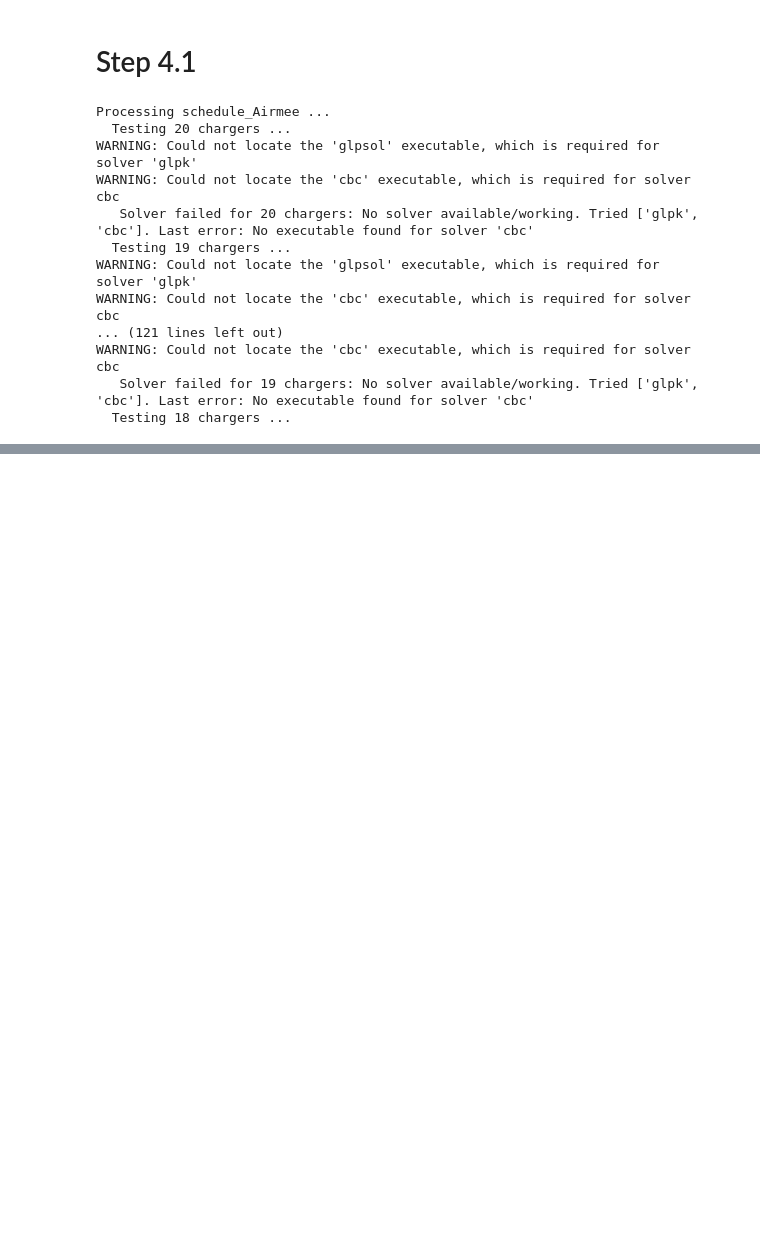
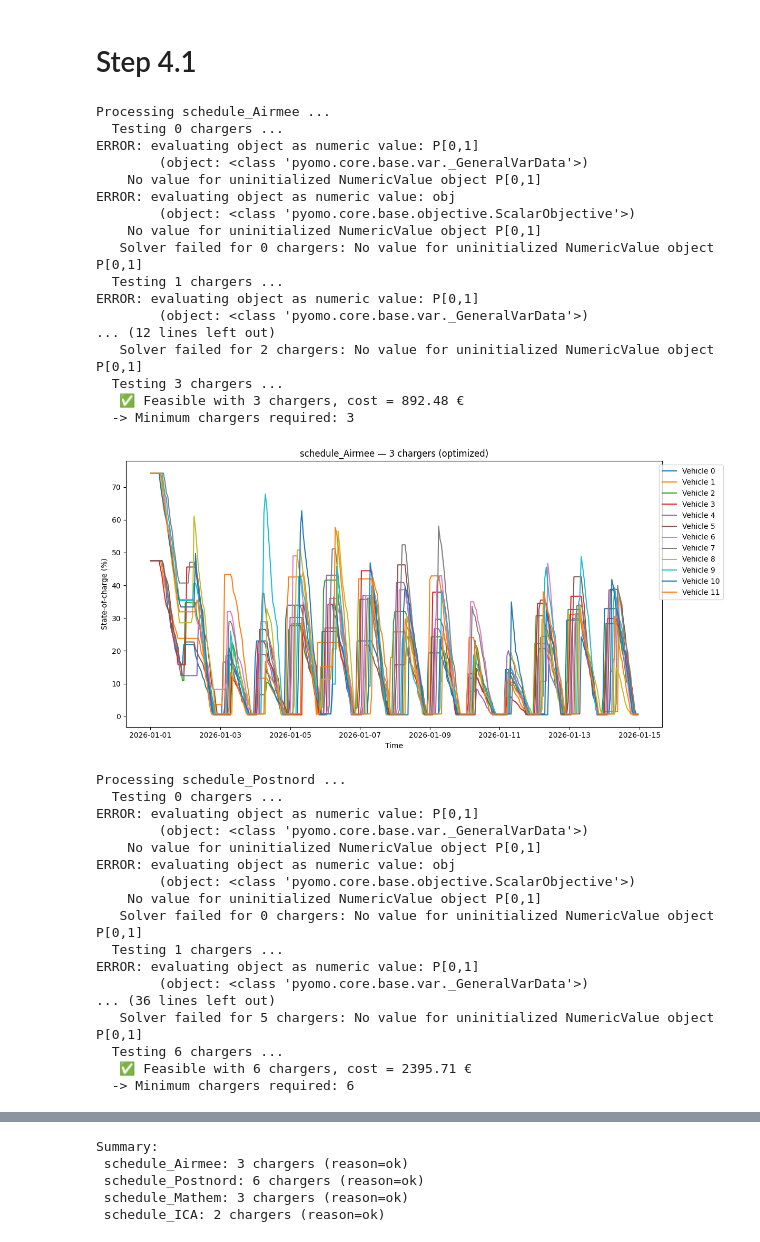
Before and after one commit to MatisGo/Network_optmisation, a Jupyter notebook: Project/Step 4_1.ipynb, the cells around one changed output, grey strips where cells are left out. Saved outputs shown, nothing was run; the diff lists cells and outputs as text; code cells hidden in the pictures; blank space fills up the shorter version.

```diff
--- a/Project/Step 4_1.ipynb
+++ b/Project/Step 4_1.ipynb
@@ -21,6 +21,8 @@ import matplotlib.pyplot as plt
 # -------------------------
 vehicle_charging_limits = {"Renault": 80.0, "Toyota": 100.0}   # kW inlet per vehicle type
 battery_capacities = {"Renault": 48.0, "Toyota": 75.0}        # kWh per vehicle type
+SOC_max_percentage = 0.99  # max state-of-charge fraction (to avoid overcharging)
+SOC_min_percentage = 0.01  # min state-of-charge fraction (to avoid deep discharge)
 
 # Charger capacity per physical charger (kW)
 FAST_AC_CAPACITY_KW = 12.0
@@ -177,6 +179,8 @@ def optimize_shop_energy_cost(file_path,
     model.price = Param(model.TIME, initialize=price_by_idx, within=Reals)
     model.n_chargers = Param(initialize=int(n_chargers))
     model.P_charger = Param(initialize=float(FAST_AC_CAPACITY_KW))
+    model.SOC_max_percentage = Param(initialize=SOC_max_percentage)
+    model.SOC_min_percentage = Param(initialize=SOC_min_percentage)
 
     # Variables: P[veh,time] (kW) and SOC[veh,time] (kWh)
     model.P = Var(model.VEH, model.TIME, domain=NonNegativeReals)
@@ -203,7 +207,7 @@ def optimize_shop_energy_cost(file_path,
     # For t == first index: SOC[v,1] = Cap_v - Edrive[v,1] + P[v,1]*dt[1]
     def soc_first_rule(m, v):
         t = 1
-        return m.SOC[v, t] == m.Cap[v] - m.Edrive[v, t] + m.P[v, t] * m.dt[t]
+        return m.SOC[v, t] == m.Cap[v] * m.SOC_max_percentage - m.Edrive[v, t] + m.P[v, t] * m.dt[t]
     model.soc_first_con = Constraint(model.VEH, rule=soc_first_rule)
 
     # For t > 1: SOC[v,t] = SOC[v,t-1] - Edrive[v,t] + P[v,t]*dt[t]
@@ -215,8 +219,14 @@ def optimize_shop_energy_cost(file_path,
 
     # 4) Battery limits: 0 <= SOC <= Cap
     def soc_ub_rule(m, v, t):
-        return m.SOC[v, t] <= m.Cap[v]
+        return m.SOC[v, t] <= m.Cap[v] * m.SOC_max_percentage
     model.soc_ub_con = Constraint(model.VEH, model.TIME, rule=soc_ub_rule)
+
+    def soc_lb_rule(m, v, t):
+        return m.SOC[v, t] >= m.Cap[v]*m.SOC_min_percentage
+    model.soc_lb_con = Constraint(model.VEH, model.TIME, rule=soc_lb_rule)
+
+
 
     # Lower bound of SOC already enforced by domain NonNegativeReals
 
@@ -283,7 +293,7 @@ def plot_soc_from_result(result, title=None, save_fig=False, out_path=None):
     for vid, series in soc.items():
         plt.plot(time, series, label=f"Vehicle {vid}")
     plt.xlabel("Time")
-    plt.ylabel("State-of-charge (kWh)")
+    plt.ylabel("State-of-charge (%)")
     if title is None:
         title = f"SOC over time — {result.get('n_chargers', '?')} chargers"
     plt.title(title)
@@ -304,7 +314,7 @@ if __name__ == "__main__":
     shops = ["schedule_Airmee", "schedule_Postnord", "schedule_Mathem", "schedule_ICA"]
 
     results = {}
-    MAX_CHARGERS_TO_TEST = 20
+    MAX_CHARGERS_TO_TEST = 29
 
     for shop in shops:
         shop_folder = base_path / shop
@@ -320,7 +330,7 @@ if __name__ == "__main__":
         found = False
         best_trace = None
         best_cost = None
-        for n_ch in range(MAX_CHARGERS_TO_TEST, 0, -1):
+        for n_ch in range(0, MAX_CHARGERS_TO_TEST, 1):
             print(f"  Testing {n_ch} chargers ...")
             try:
                 res = optimize_shop_energy_cost(file, n_chargers=n_ch, price_series=None, solver_name='glpk', verbose=False)
@@ -332,46 +342,64 @@ if __name__ == "__main__":
             feasible = all(all(val >= -1e-6 for val in soc_list) for soc_list in res['SOC'].values())
 
             if feasible:
                 print(f"   ✅ Feasible with {n_ch} chargers, cost = {res['objective']:.2f} €")
                 found = True
                 best_trace = res
                 best_cost = res['objective']
                 # continue searching for smaller feasible? Since we go 20→1, break on first feasible
                 break
             else:
                 print(f"   ❌ Infeasible with {n_ch} chargers (battery empty at some point)")
 
         if found:
             print(f"  -> Minimum chargers required: {n_ch}")
             results[shop] = {
                 'min_chargers': n_ch,
                 'objective': best_cost,
                 'trace': best_trace
             }
             # Optionally plot SOC
             plot_soc_from_result(best_trace, title=f"{shop} — {n_ch} chargers (optimized)", save_fig=False)
         else:
             print(f"  -> Not feasible with up to {MAX_CHARGERS_TO_TEST} chargers.")
             results[shop] = {'min_chargers': None, 'reason': 'not_feasible'}
 
     print("\nSummary:")
     for shop, info in results.items():
         print(f" {shop}: {info.get('min_chargers')} chargers (reason={info.get('reason','ok')})")
 # %% [output]
 Processing schedule_Airmee ...
-  Testing 20 chargers ...
-WARNING: Could not locate the 'glpsol' executable, which is required for
-solver 'glpk'
-WARNING: Could not locate the 'cbc' executable, which is required for solver
-cbc
-   Solver failed for 20 chargers: No solver available/working. Tried ['glpk', 'cbc']. Last error: No executable found for solver 'cbc'
-  Testing 19 chargers ...
-WARNING: Could not locate the 'glpsol' executable, which is required for
-solver 'glpk'
-WARNING: Could not locate the 'cbc' executable, which is required for solver
-cbc
-... (121 lines left out)
-WARNING: Could not locate the 'cbc' executable, which is required for solver
-cbc
-   Solver failed for 19 chargers: No solver available/working. Tried ['glpk', 'cbc']. Last error: No executable found for solver 'cbc'
-  Testing 18 chargers ...
+  Testing 0 chargers ...
+ERROR: evaluating object as numeric value: P[0,1]
+        (object: <class 'pyomo.core.base.var._GeneralVarData'>)
+    No value for uninitialized NumericValue object P[0,1]
+ERROR: evaluating object as numeric value: obj
+        (object: <class 'pyomo.core.base.objective.ScalarObjective'>)
+    No value for uninitialized NumericValue object P[0,1]
+   Solver failed for 0 chargers: No value for uninitialized NumericValue object P[0,1]
+  Testing 1 chargers ...
+ERROR: evaluating object as numeric value: P[0,1]
+        (object: <class 'pyomo.core.base.var._GeneralVarData'>)
+... (12 lines left out)
+   Solver failed for 2 chargers: No value for uninitialized NumericValue object P[0,1]
+  Testing 3 chargers ...
+   ✅ Feasible with 3 chargers, cost = 892.48 €
+  -> Minimum chargers required: 3
+[figure, added]
+Processing schedule_Postnord ...
+  Testing 0 chargers ...
+ERROR: evaluating object as numeric value: P[0,1]
+        (object: <class 'pyomo.core.base.var._GeneralVarData'>)
+    No value for uninitialized NumericValue object P[0,1]
+ERROR: evaluating object as numeric value: obj
+        (object: <class 'pyomo.core.base.objective.ScalarObjective'>)
+    No value for uninitialized NumericValue object P[0,1]
+   Solver failed for 0 chargers: No value for uninitialized NumericValue object P[0,1]
+  Testing 1 chargers ...
+ERROR: evaluating object as numeric value: P[0,1]
+        (object: <class 'pyomo.core.base.var._GeneralVarData'>)
+... (36 lines left out)
+   Solver failed for 5 chargers: No value for uninitialized NumericValue object P[0,1]
+  Testing 6 chargers ...
+   ✅ Feasible with 6 chargers, cost = 2395.71 €
+  -> Minimum chargers required: 6
@@ -377,0 +446,5 @@ cbc
+Summary:
+ schedule_Airmee: 3 chargers (reason=ok)
+ schedule_Postnord: 6 chargers (reason=ok)
+ schedule_Mathem: 3 chargers (reason=ok)
+ schedule_ICA: 2 chargers (reason=ok)
```
Also changed, not shown: parts of 1 cell of this notebook.
